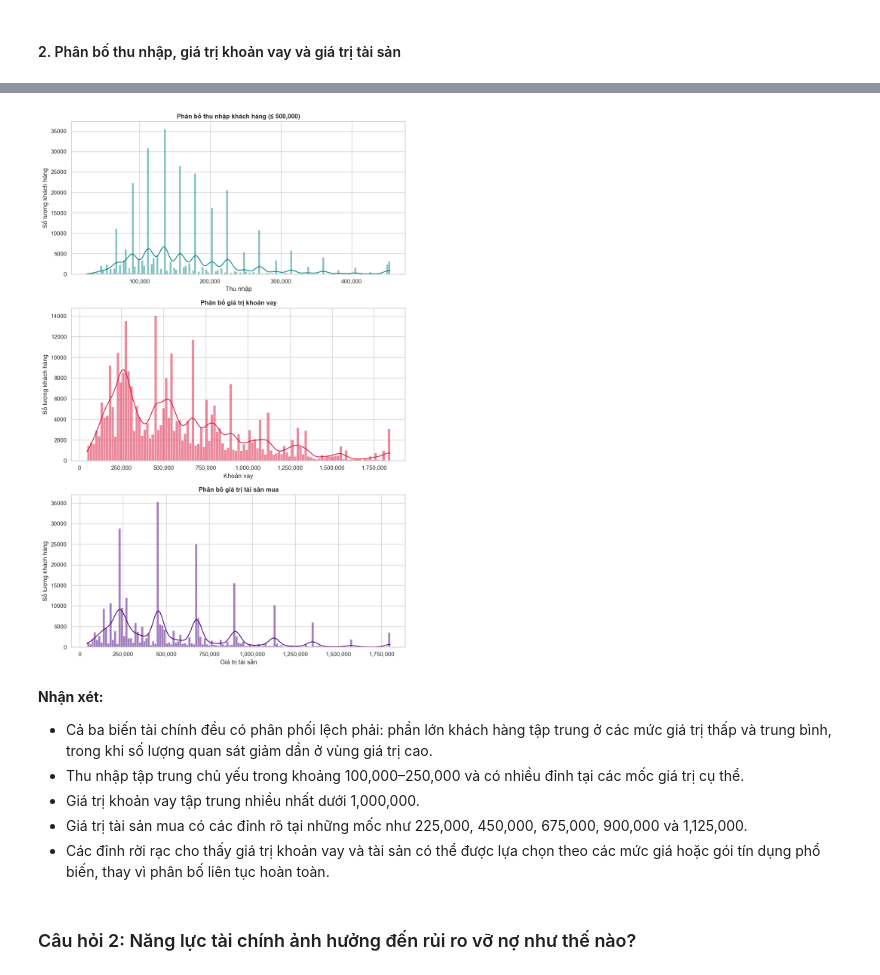
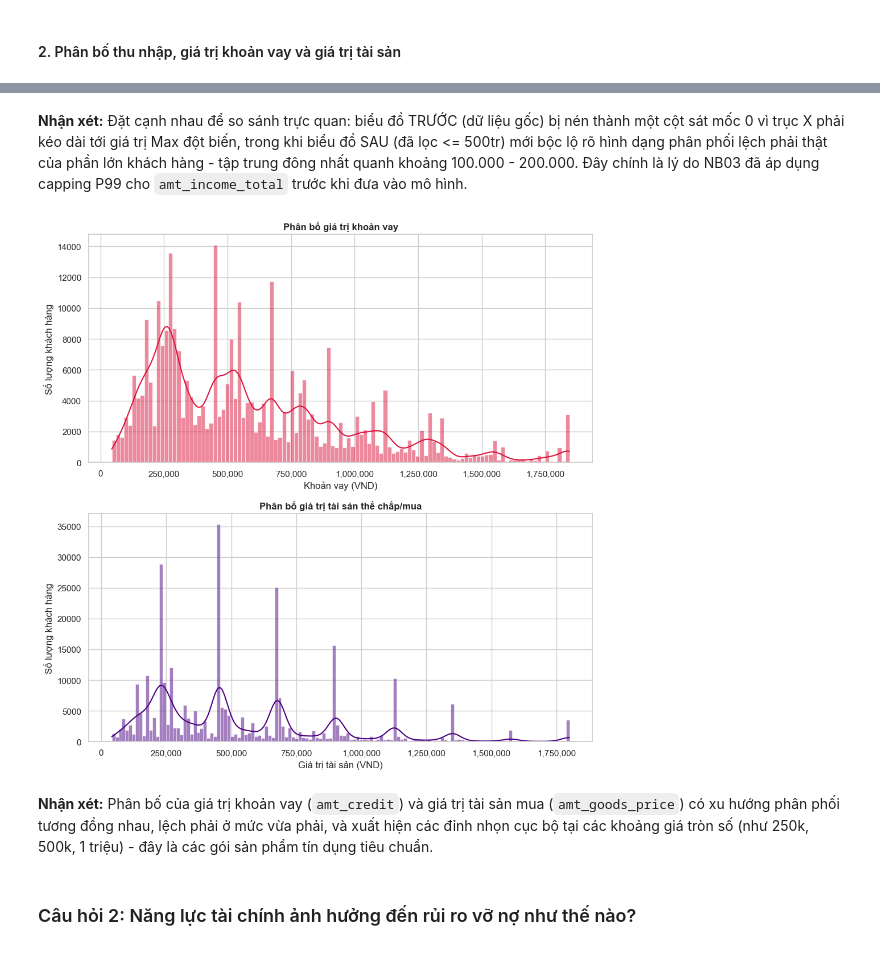
Before and after one commit to thanhhung9720001-collab/credit-risk-classifier, a Jupyter notebook: notebooks/04_eda_visualization.ipynb, the cells around one changed output, grey strips where cells are left out. Drawn from its saved outputs; the diff is of its cells as text; code cells hidden in the pictures.

```diff
--- a/notebooks/04_eda_visualization.ipynb
+++ b/notebooks/04_eda_visualization.ipynb
@@ -268,63 +307,28 @@ Passing `palette` without assigning `hue` is deprecated and will be removed in v
+# %% [markdown]
+**Nhận xét:** Đặt cạnh nhau để so sánh trực quan: biểu đồ TRƯỚC (dữ liệu gốc) bị nén thành một cột sát mốc 0 vì trục X phải kéo dài tới giá trị Max đột biến, trong khi biểu đồ SAU (đã lọc <= 500tr) mới bộc lộ rõ hình dạng phân phối lệch phải thật của phần lớn khách hàng - tập trung đông nhất quanh khoảng 100.000 - 200.000. Đây chính là lý do NB03 đã áp dụng capping P99 cho `amt_income_total` trước khi đưa vào mô hình.
 # %%
-import matplotlib.pyplot as plt
-import matplotlib.ticker as ticker
-import seaborn as sns
+fig, axes = plt.subplots(2, 1, figsize=(10, 10))
 
-fig, axes = plt.subplots(3, 1, figsize=(10, 15))
+# 1. Phân bố giá trị khoản vay
+sns.histplot(data=df, x="amt_credit", kde=True, ax=axes[0], color="crimson")
+axes[0].set_title("Phân bố giá trị khoản vay", fontsize=12, fontweight='bold')
+axes[0].set_xlabel("Khoản vay (VND)")
+axes[0].set_ylabel("Số lượng khách hàng")
+axes[0].xaxis.set_major_formatter(ticker.StrMethodFormatter('{x:,.0f}'))
 
-# Định dạng số: 100000 → 100,000
-number_formatter = ticker.StrMethodFormatter("{x:,.0f}")
-
-# 1. Phân bố thu nhập
-sns.histplot(
-    data=df[df["amt_income_total"] <= 500_000],
-    x="amt_income_total",
-    kde=True,
-    ax=axes[0],
-    color="teal"
-)
-axes[0].set_title("Phân bố thu nhập khách hàng (≤ 500,000)", fontsize=12, fontweight="bold")
-axes[0].set_xlabel("Thu nhập")
-axes[0].set_ylabel("Số lượng khách hàng")
-axes[0].xaxis.set_major_formatter(number_formatter)
-
-# 2. Phân bố giá trị khoản vay
-sns.histplot(
-    data=df,
-    x="amt_credit",
-    kde=True,
-    ax=axes[1],
-    color="crimson"
-)
-axes[1].set_title("Phân bố giá trị khoản vay", fontsize=12, fontweight="bold")
-axes[1].set_xlabel("Khoản vay")
+# 2. Phân bố giá trị tài sản mua
+sns.histplot(data=df, x="amt_goods_price", kde=True, ax=axes[1], color="indigo")
+axes[1].set_title("Phân bố giá trị tài sản thế chấp/mua", fontsize=12, fontweight='bold')
+axes[1].set_xlabel("Giá trị tài sản (VND)")
 axes[1].set_ylabel("Số lượng khách hàng")
-axes[1].xaxis.set_major_formatter(number_formatter)
-
-# 3. Phân bố giá trị tài sản mua
-sns.histplot(
-    data=df,
-    x="amt_goods_price",
-    kde=True,
-    ax=axes[2],
-    color="indigo"
-)
-axes[2].set_title("Phân bố giá trị tài sản mua", fontsize=12, fontweight="bold")
-axes[2].set_xlabel("Giá trị tài sản")
-axes[2].set_ylabel("Số lượng khách hàng")
-axes[2].xaxis.set_major_formatter(number_formatter)
+axes[1].xaxis.set_major_formatter(ticker.StrMethodFormatter('{x:,.0f}'))
 
 plt.tight_layout()
 plt.show()
 # %% [output]
-[figure, old version]
+[figure, new version]
 # %% [markdown]
-**Nhận xét:**
-- Cả ba biến tài chính đều có phân phối lệch phải: phần lớn khách hàng tập trung ở các mức giá trị thấp và trung bình, trong khi số lượng quan sát giảm dần ở vùng giá trị cao.
-- Thu nhập tập trung chủ yếu trong khoảng 100,000–250,000 và có nhiều đỉnh tại các mốc giá trị cụ thể.
-- Giá trị khoản vay tập trung nhiều nhất dưới 1,000,000.
-- Giá trị tài sản mua có các đỉnh rõ tại những mốc như 225,000, 450,000, 675,000, 900,000 và 1,125,000.
-- Các đỉnh rời rạc cho thấy giá trị khoản vay và tài sản có thể được lựa chọn theo các mức giá hoặc gói tín dụng phổ biến, thay vì phân bố liên tục hoàn toàn.
+**Nhận xét:** Phân bố của giá trị khoản vay (`amt_credit`) và giá trị tài sản mua (`amt_goods_price`) có xu hướng phân phối tương đồng nhau, lệch phải ở mức vừa phải, và xuất hiện các đỉnh nhọn cục bộ tại các khoảng giá tròn số (như 250k, 500k, 1 triệu) - đây là các gói sản phẩm tín dụng tiêu chuẩn.
 # %% [markdown]
 ### Câu hỏi 2: Năng lực tài chính ảnh hưởng đến rủi ro vỡ nợ như thế nào?
 # %% [markdown]
```
Also changed, not shown: parts of 14 cells of this notebook.
